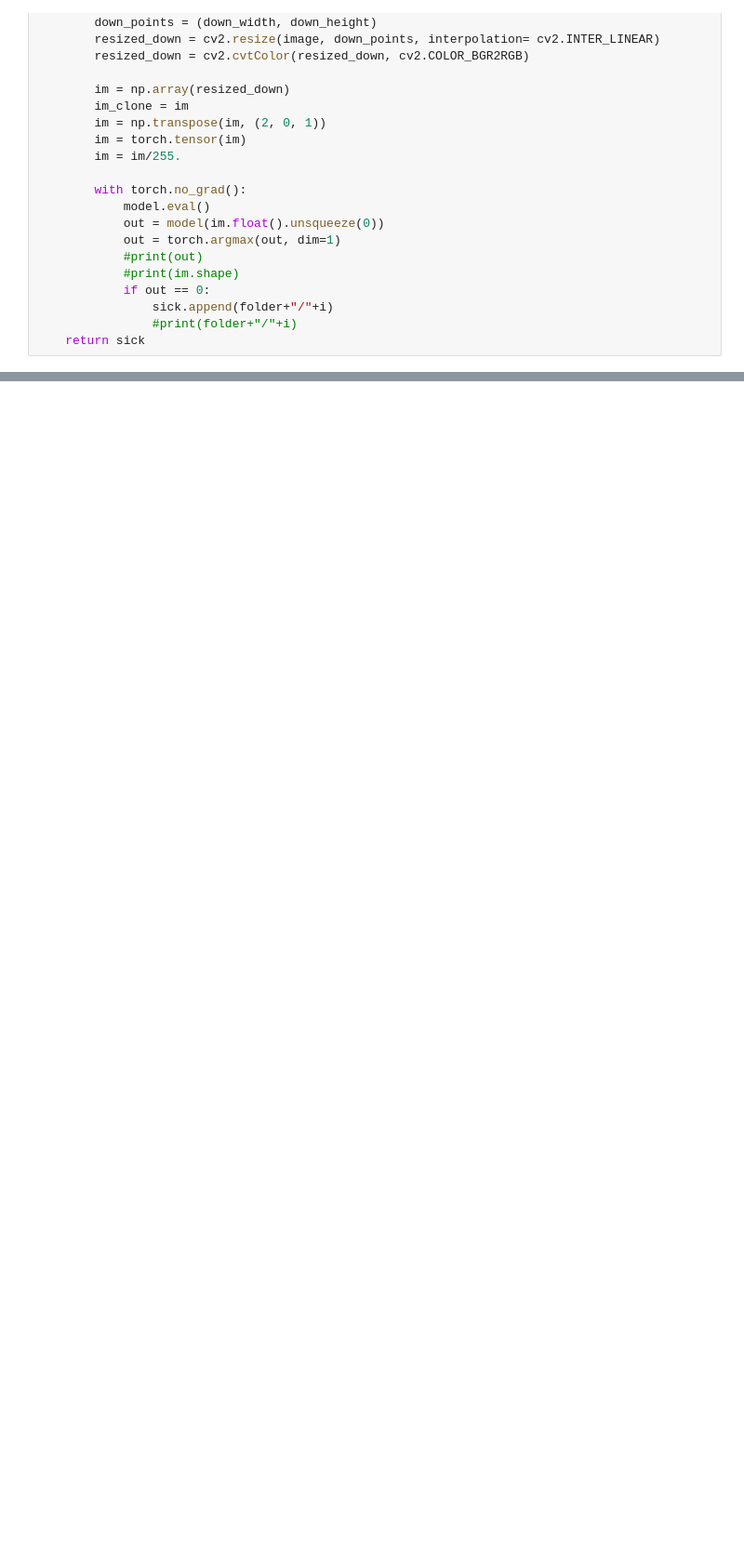
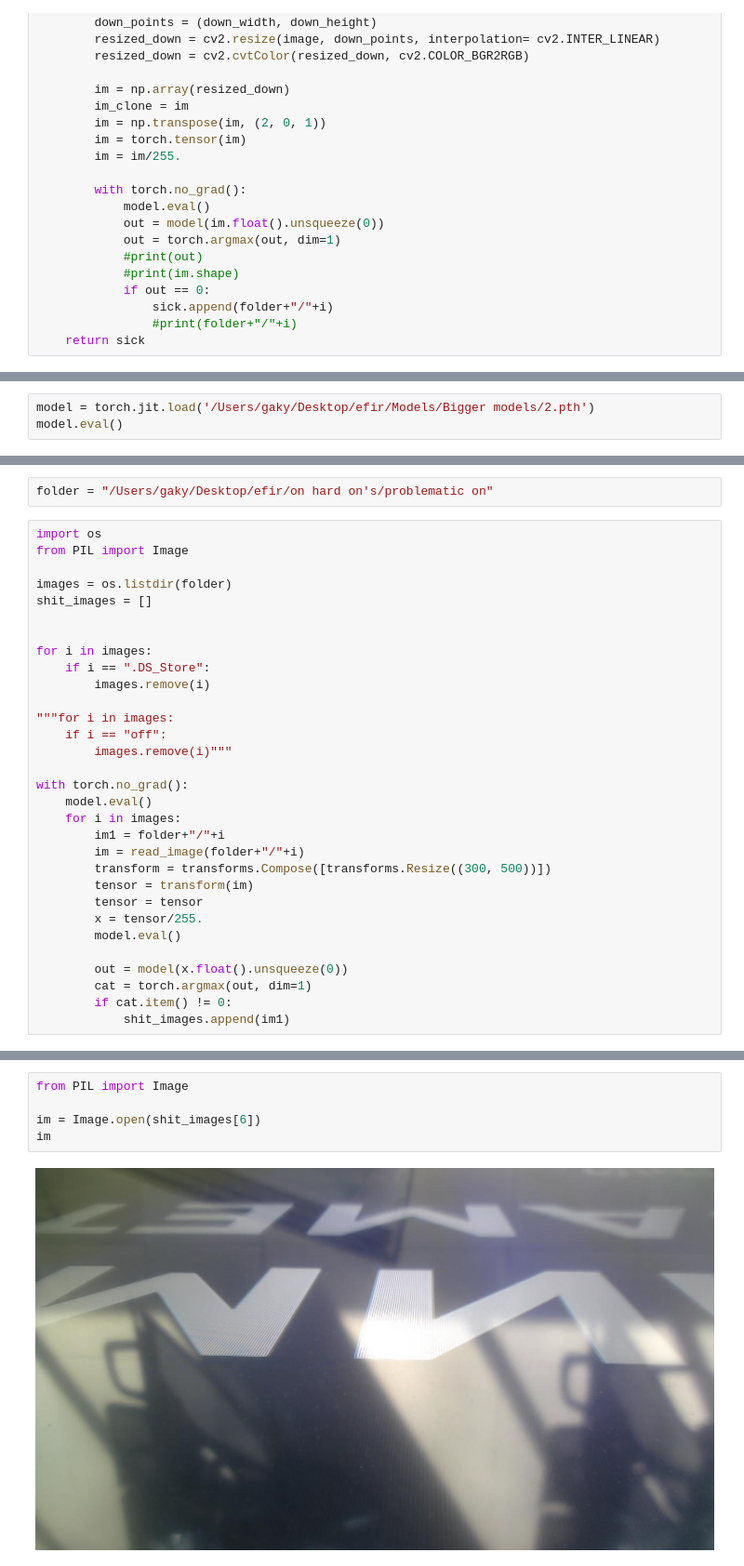
Before and after one commit to TheGaky/Final-Project, a Jupyter notebook: Model testing.ipynb, the cells around one changed output, grey strips where cells are left out. Shown: that part at 93% size. Saved outputs shown, nothing was run; the diff lists cells and outputs as text; blank space fills up the shorter version.

```diff
--- a/Model testing.ipynb
+++ b/Model testing.ipynb
@@ -47,0 +153,3 @@ def test_shit(folder):
+# %%
+model = torch.jit.load('/Users/gaky/Desktop/efir/Models/Bigger models/2.pth')
+model.eval()
@@ -47,0 +232,33 @@ def test_shit(folder):
+# %%
+folder = "/Users/gaky/Desktop/efir/on hard on's/problematic on"
+# %%
+import os
+from PIL import Image
+
+images = os.listdir(folder)
+shit_images = []
+
+
+for i in images:
+    if i == ".DS_Store":
+        images.remove(i)
+
+"""for i in images:
+    if i == "off":
+        images.remove(i)"""
+
+with torch.no_grad():
+    model.eval()
+    for i in images:
+        im1 = folder+"/"+i
+        im = read_image(folder+"/"+i)
+        transform = transforms.Compose([transforms.Resize((300, 500))])
+        tensor = transform(im)
+        tensor = tensor
+        x = tensor/255.
+        model.eval()
+
+        out = model(x.float().unsqueeze(0))
+        cat = torch.argmax(out, dim=1)
+        if cat.item() != 0:
+            shit_images.append(im1)
@@ -47,0 +269,7 @@ def test_shit(folder):
+# %%
+from PIL import Image
+
+im = Image.open(shit_images[6])
+im
+# %% [output]
+[figure, added]
```
Also changed, not shown: parts of 11 cells of this notebook, 1 other file.
